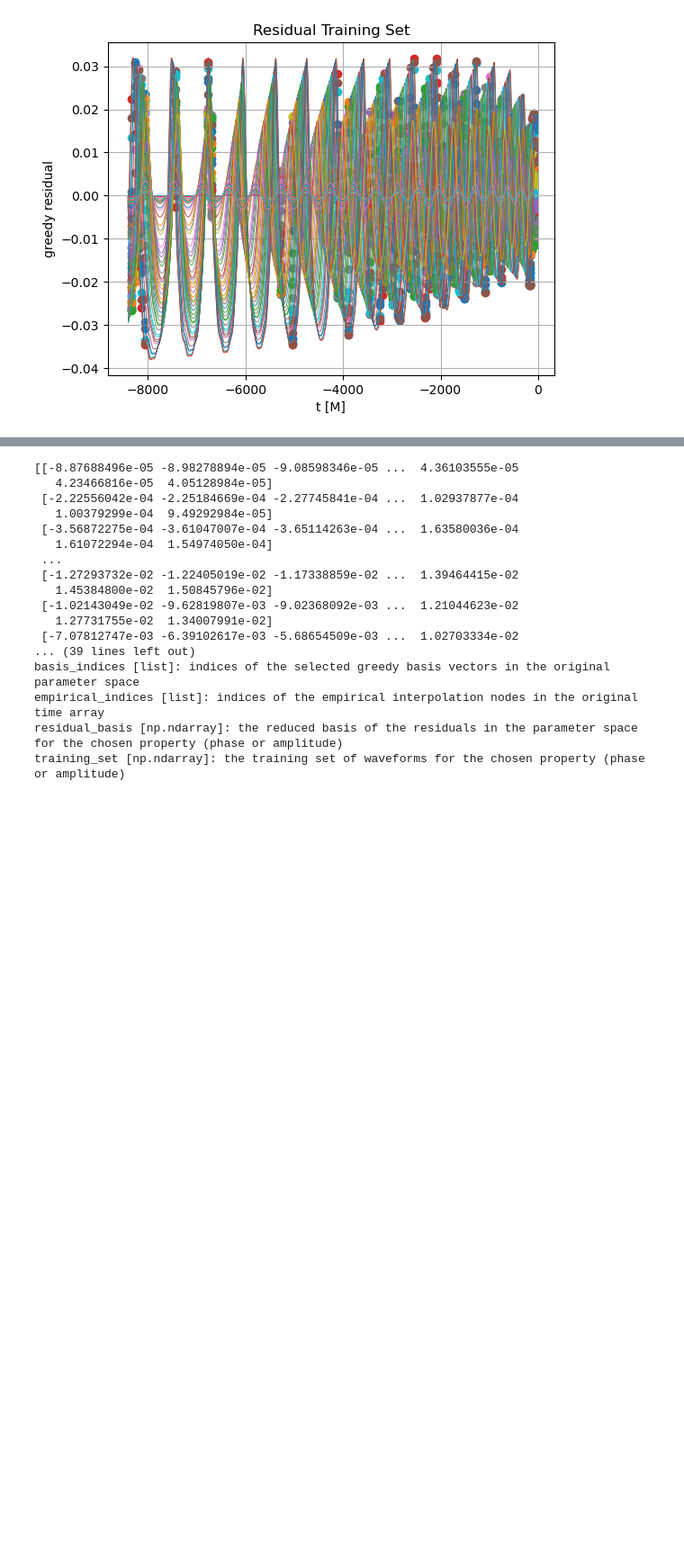
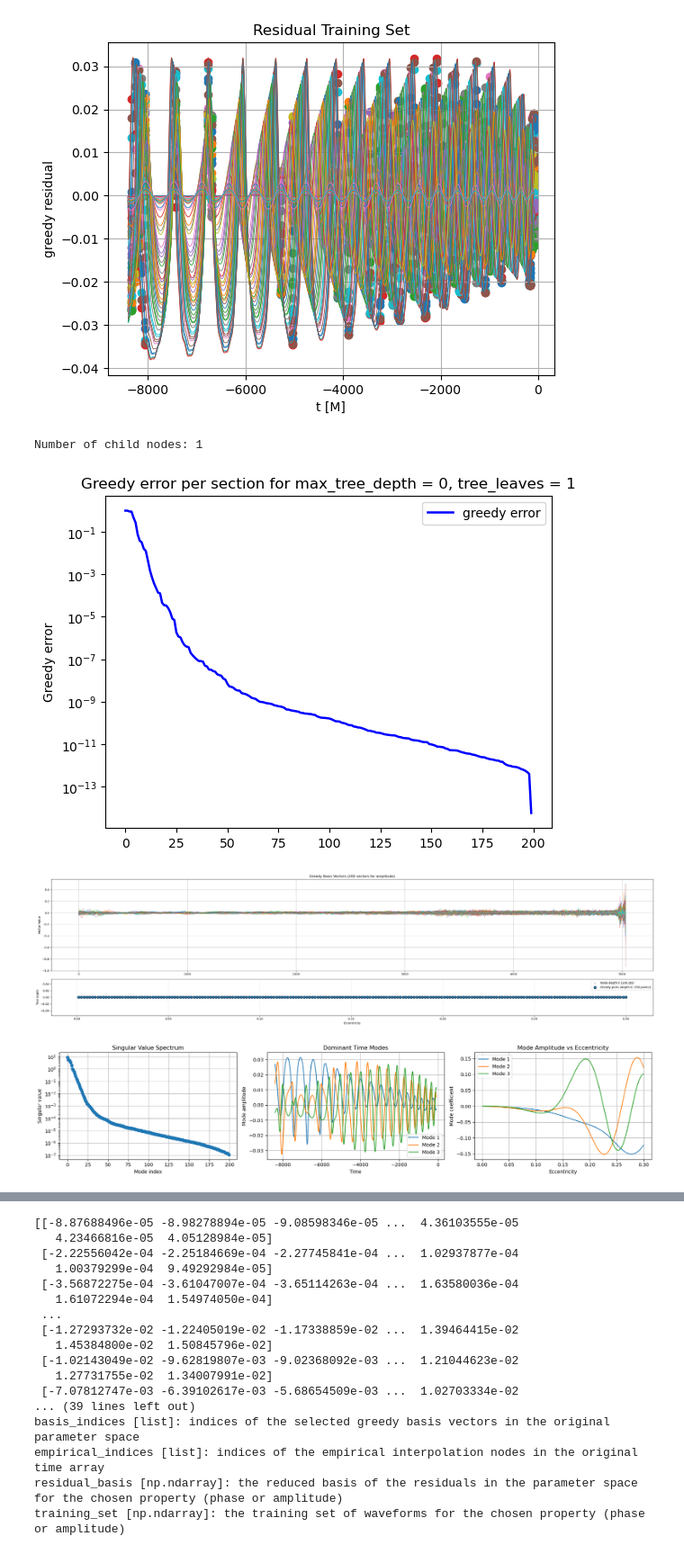
Before and after one commit to suzannelexmond/SurrogateModel_3PN_eccentric, a Jupyter notebook: phenomxpy/my_project/Notebooks/SurrEcc_tutorial.ipynb, the cells around one changed output, grey strips where cells are left out. Shown at 90% size. Cells and saved outputs as stored; diff of their text form; code cells hidden in the pictures; blank space fills up the shorter version.

```diff
--- a/phenomxpy/my_project/Notebooks/SurrEcc_tutorial.ipynb
+++ b/phenomxpy/my_project/Notebooks/SurrEcc_tutorial.ipynb
@@ -157,3 +158,11 @@ Figure is saved in Images/TrainingSet/Training_set_amplitude_e=[0.001_0.3_N=200]
 [figure]
 [figure]
 [figure]
+# %%
+rb_obj = gt.get_greedy_parameters(train_obj=train_amp, plot_greedy_error=True, plot_greedy_vectors=True, plot_SVD_matrix=True)
+plt.show()
+# %% [output]
+Number of child nodes: 1
+[figure, added]
+[figure, added]
+[figure, added]
```
Also changed, not shown: parts of 3 cells of this notebook, 17 other files.
